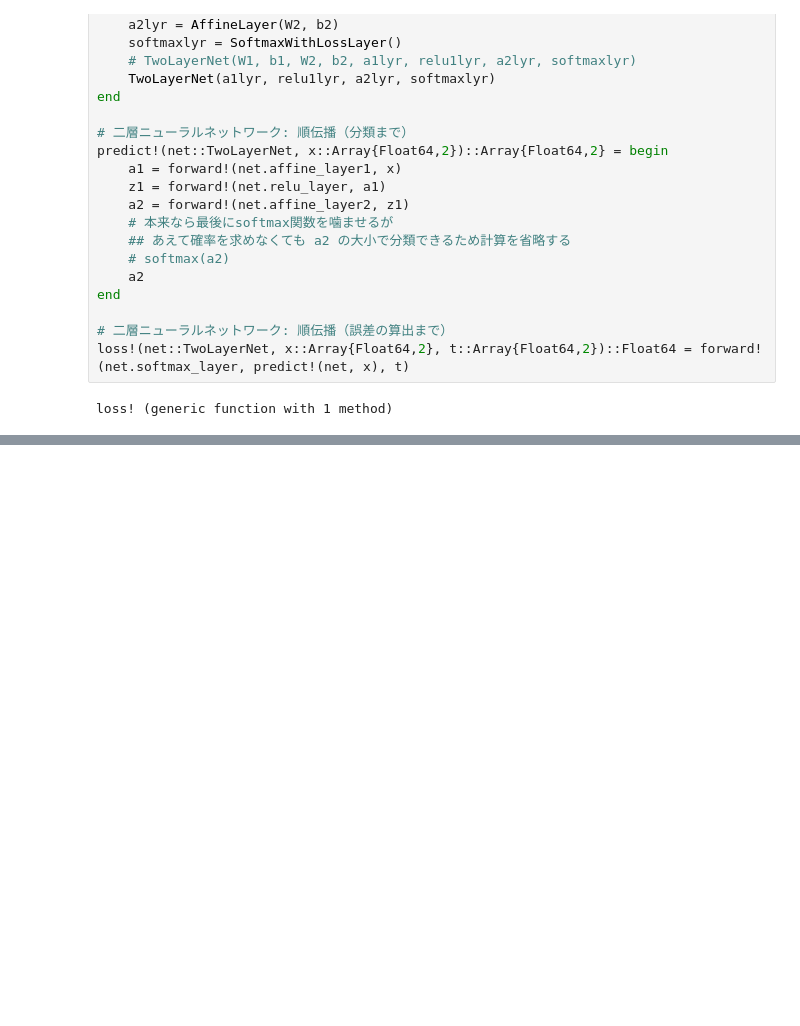
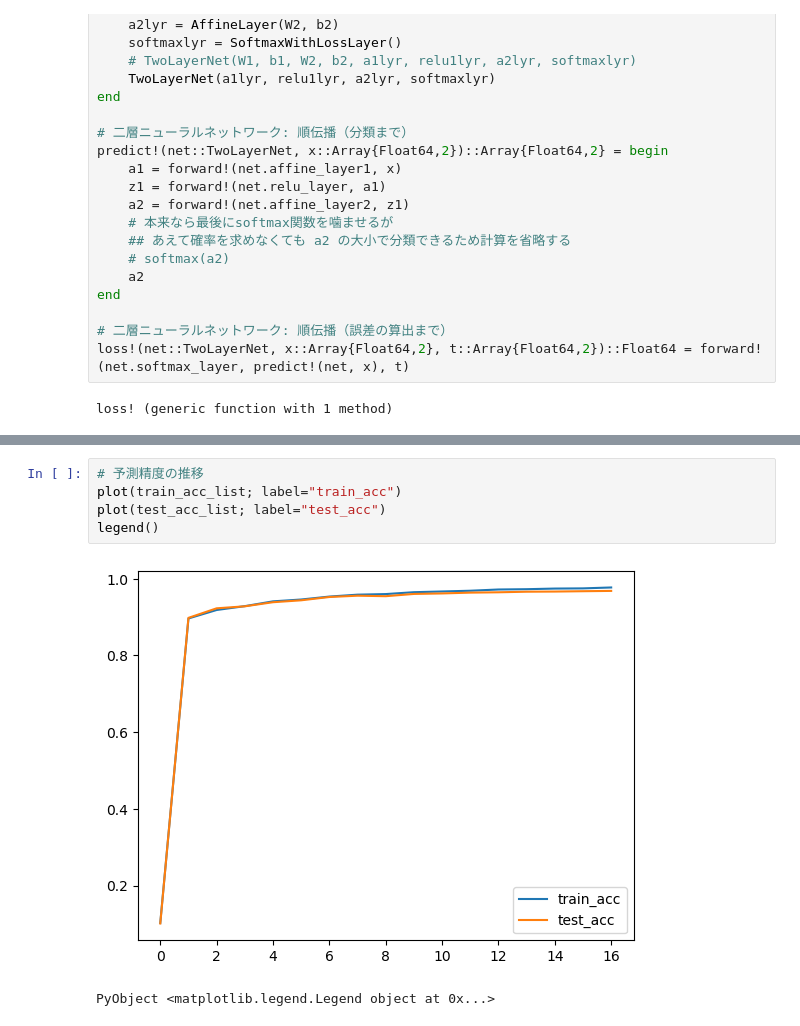
Before and after one commit to amenoyoya/ml-algorithm, a Jupyter notebook: 05_back_propagation.ipynb, the cells around one changed output, grey strips where cells are left out. Saved outputs shown, nothing was run; the diff lists cells and outputs as text; blank space fills up the shorter version.

```diff
--- a/05_back_propagation.ipynb
+++ b/05_back_propagation.ipynb
@@ -717,0 +861,8 @@ TwoLayerNetGrads([0.0 0.0 … 0.0 0.0; 0.0 0.0 … 0.0 0.0; … ; 0.0 0.0 … 0.
+# %%
+# 予測精度の推移
+plot(train_acc_list; label="train_acc")
+plot(test_acc_list; label="test_acc")
+legend()
+# %% [output]
+[figure, added]
+PyObject <matplotlib.legend.Legend object at 0x...>
```
Also changed, not shown: parts of 8 cells of this notebook.
